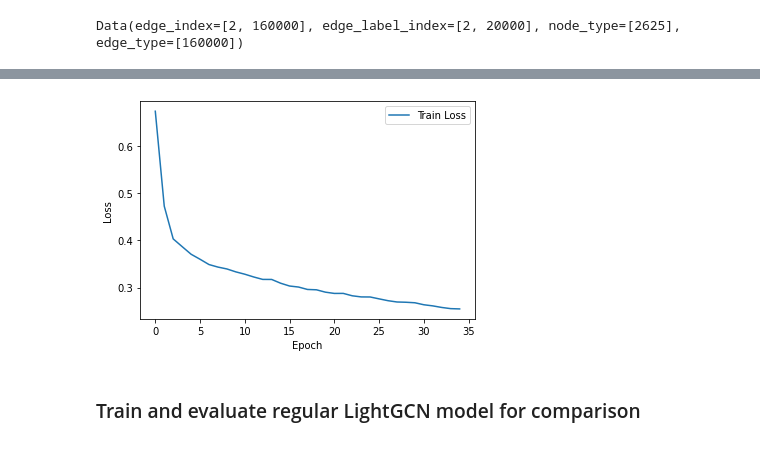
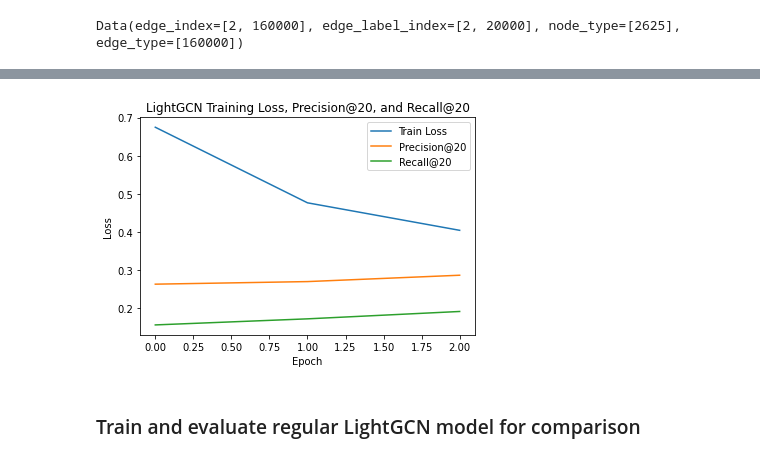
Before and after one commit to Matthijs-Vossen/ResidualLightGCN, a Jupyter notebook: ResidualLightGCN.ipynb, the cells around one changed output, grey strips where cells are left out. Saved outputs shown, nothing was run; the diff lists cells and outputs as text; code cells hidden in the pictures.

Commit message:
Added new plots

```diff
--- a/ResidualLightGCN.ipynb
+++ b/ResidualLightGCN.ipynb
@@ -293,8 +293,10 @@ def test(k: int):
     return precision / total_examples, recall / total_examples
 # %%
 losses = []
+precisions = []
+recalls = []
 
-n_epochs = 35
+n_epochs = 50
 
 for epoch in range(1, n_epochs + 1):
     loss = train()
@@ -302,4 +304,6 @@ for epoch in range(1, n_epochs + 1):
     print(f'Epoch: {epoch:03d}, Train Loss: {loss:.4f}, Precision@20: '
           f'{precision:.4f}, Recall@20: {recall:.4f}')
     losses.append(loss)
+    precisions.append(precision)
+    recalls.append(recall)
 # %% [output]
@@ -319,13 +313,16 @@ Epoch: 012, Train Loss: 0.3223, Precision@20: 0.3307, Recall@20: 0.2237
 # %%
 import matplotlib.pyplot as plt
 
 plt.plot(losses, label='Train Loss')
+plt.plot(precisions, label='Precision@20')
+plt.plot(recalls, label='Recall@20')
 plt.xlabel('Epoch')
 plt.ylabel('Loss')
+plt.title('LightGCN Training Loss, Precision@20, and Recall@20')
 plt.legend()
 plt.show()
 # %% [output]
-[figure, old version]
+[figure, new version]
 # %% [markdown]
 ### Train and evaluate regular LightGCN model for comparison
 # %%
```
Also changed, not shown: parts of 4 cells of this notebook.
